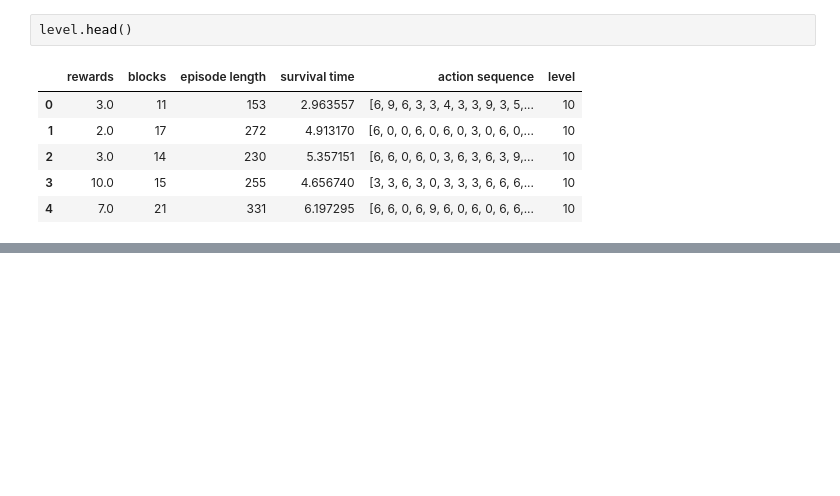
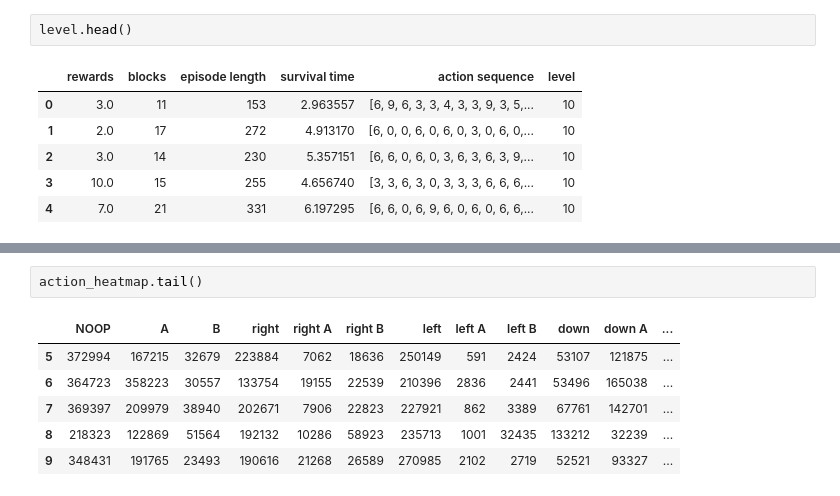
Before and after one commit to revanfz/unreal-tetris, a Jupyter notebook: generalization_eval.ipynb, the cells around one changed output, grey strips where cells are left out. Drawn from its saved outputs; the diff is of its cells as text; blank space fills up the shorter version.

```diff
--- a/generalization_eval.ipynb
+++ b/generalization_eval.ipynb
@@ -46 +49,10 @@ action_heatmap.head()
+# %%
+action_heatmap.tail()
+# %% [output]
+|  | NOOP | A | B | right | right A | right B | left | left A | left B | down | down A | ... |
+| 5 | 372994 | 167215 | 32679 | 223884 | 7062 | 18636 | 250149 | 591 | 2424 | 53107 | 121875 | ... |
+| 6 | 364723 | 358223 | 30557 | 133754 | 19155 | 22539 | 210396 | 2836 | 2441 | 53496 | 165038 | ... |
+| 7 | 369397 | 209979 | 38940 | 202671 | 7906 | 22823 | 227921 | 862 | 3389 | 67761 | 142701 | ... |
+| 8 | 218323 | 122869 | 51564 | 192132 | 10286 | 58923 | 235713 | 1001 | 32435 | 133212 | 32239 | ... |
+| 9 | 348431 | 191765 | 23493 | 190616 | 21268 | 26589 | 270985 | 2102 | 2719 | 52521 | 93327 | ... |
 # %%
```
Also changed, not shown: parts of 9 cells of this notebook, 38 other files.
